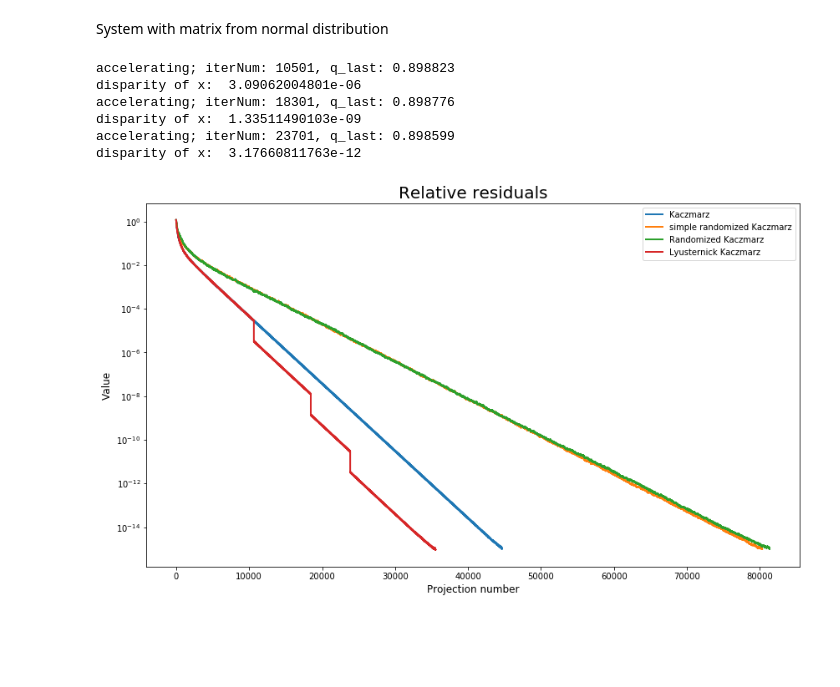
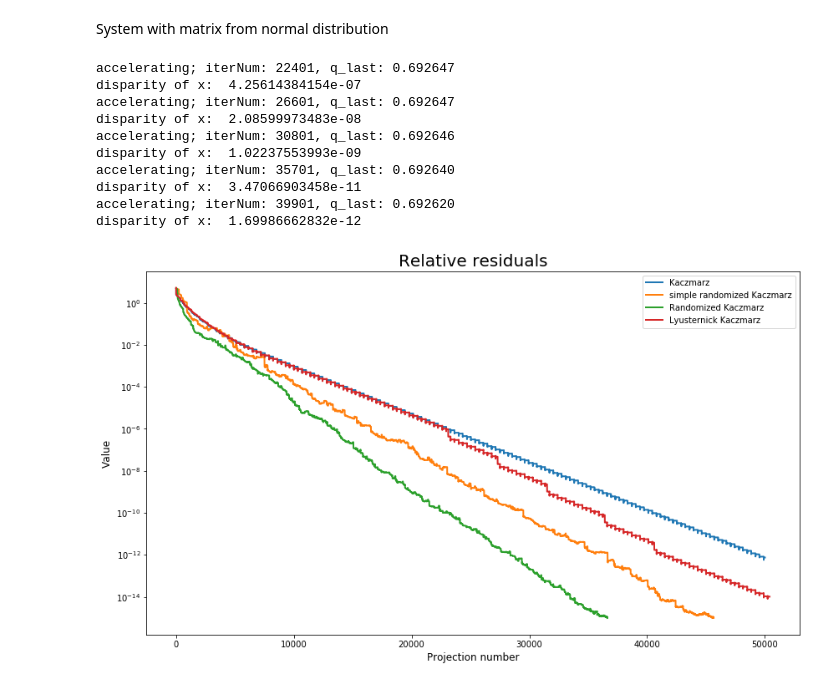
Before and after one commit to seva100/kaczmarz-modifications, a Jupyter notebook: Project_NLA.ipynb, the cells around one changed output. Drawn from its saved outputs; the diff is of its cells as text; code cells hidden in the pictures; blank space fills up the shorter version.

```diff
--- a/Project_NLA.ipynb
+++ b/Project_NLA.ipynb
@@ -82,7 +82,7 @@ def RandomKaczmarz(A,f,x_0,N_max,eps):
 Compare given $3$ methods on signal reconstruction.
 # %%
 #sample size
-m = 500
+m = 700
 r = 100
 n = 2*r + 1
 dots = np.random.rand(m)
@@ -94,13 +94,51 @@ for i in range(r):
     true_coef[r-i-1] = true_coef[r-i-1]/(i+1)
 #generate function values:
 values = np.zeros(m,dtype=float)
+omega = np.zeros(m,dtype = float)
+omega[0] = np.sqrt(sorted_dots[1]-sorted_dots[0])
+omega[m-1] = np.sqrt(sorted_dots[m-1]-sorted_dots[m-2])
+for i in range(1,m-1):
+    omega[i] = np.sqrt((sorted_dots[i+1]-sorted_dots[i-1])/2)
 A = np.zeros((m,n))
 for i in range(m):
     for j in range(n):
-        A[i,j] = np.cos(2*np.pi*(j-50)*dots[i])
-        values[i] += true_coef[j]*np.cos(2*np.pi*(j-50)*dots[i])
+        A[i,j] = np.cos(2*np.pi*(j-50)*sorted_dots[i])*omega[i]
+        values[i] += true_coef[j]*np.cos(2*np.pi*(j-50)*sorted_dots[i])
+    values[i] = values[i]*omega[i]
 # %% [markdown]
 System with matrix from normal distribution
+# %%
+eps = 1e-15
+N_max = 50000
+np.random.seed(666)
+x_0 = np.random.rand(n)
+x_Car,res_Car,t_Car = Kaczmarz(A,values,x_0,N_max,eps)
+x_simple_rand,res_simple_rand,t_simple_rand = SimpleRandomKaczmarz(A,values,x_0,N_max,eps)
+x_rand,res_rand,t_rand = RandomKaczmarz(A,values,x_0,N_max,eps)
+answer = calculate(A,values,eps,N_max,x_0)
+plt.figure(figsize=(14,8))
+plt.plot(res_Car, linestyle = '-', linewidth = 2.0, label='Kaczmarz')
+plt.plot(res_simple_rand, linestyle = '-', linewidth = 2.0, label='simple randomized Kaczmarz')
+plt.plot(res_rand, linestyle = '-', linewidth = 2.0, label='Randomized Kaczmarz')
+plt.plot(answer['info']['res'], linestyle = '-', linewidth = 2.0, label='Lyusternick Kaczmarz')
+plt.title('Relative residuals', fontsize = 20)
+plt.ylabel('Value', fontsize = 12)
+plt.xlabel('Projection number', fontsize = 12)
+plt.yscale('log')
+plt.legend()
+plt.show()
+# %% [output]
+accelerating; iterNum: 22401, q_last: 0.692647
+disparity of x:  4.25614384154e-07
+accelerating; iterNum: 26601, q_last: 0.692647
+disparity of x:  2.08599973483e-08
+accelerating; iterNum: 30801, q_last: 0.692646
+disparity of x:  1.02237553993e-09
+accelerating; iterNum: 35701, q_last: 0.692640
+disparity of x:  3.47066903458e-11
+accelerating; iterNum: 39901, q_last: 0.692620
+disparity of x:  1.69986662832e-12
+[figure, added]
 # %%
 #sample size
 m = 150
@@ -110,34 +148,6 @@ true_coef = np.random.randn(n)
 np.random.seed(666)
 A = np.random.randn(m,n)
 values = A @ true_coef
-# %%
-eps = 1e-15
-N_max = 100000
-np.random.seed(666)
-x_0 = np.random.rand(n)
-x_Car,res_Car,t_Car = Kaczmarz(A,values,x_0,N_max,eps)
-x_simple_rand,res_simple_rand,t_simple_rand = SimpleRandomKaczmarz(A,values,x_0,N_max,eps)
-x_rand,res_rand,t_rand = RandomKaczmarz(A,values,x_0,N_max,eps)
-answer = calculate(A,values,eps,N_max,x_0)
-plt.figure(figsize=(14,8))
-plt.plot(res_Car, linestyle = '-', linewidth = 2.0, label='Kaczmarz')
-plt.plot(res_simple_rand, linestyle = '-', linewidth = 2.0, label='simple randomized Kaczmarz')
-plt.plot(res_rand, linestyle = '-', linewidth = 2.0, label='Randomized Kaczmarz')
-plt.plot(answer['info']['res'], linestyle = '-', linewidth = 2.0, label='Lyusternick Kaczmarz')
-plt.title('Relative residuals', fontsize = 20)
-plt.ylabel('Value', fontsize = 12)
-plt.xlabel('Projection number', fontsize = 12)
-plt.yscale('log')
-plt.legend()
-plt.show()
-# %% [output]
-accelerating; iterNum: 10501, q_last: 0.898823
-disparity of x:  3.09062004801e-06
-accelerating; iterNum: 18301, q_last: 0.898776
-disparity of x:  1.33511490103e-09
-accelerating; iterNum: 23701, q_last: 0.898599
-disparity of x:  3.17660811763e-12
-[figure, removed]
 # %%
 def calculate(A,b,eps,maxIter,x0):
     '''Performs the main calculation procedure over the params.
```
